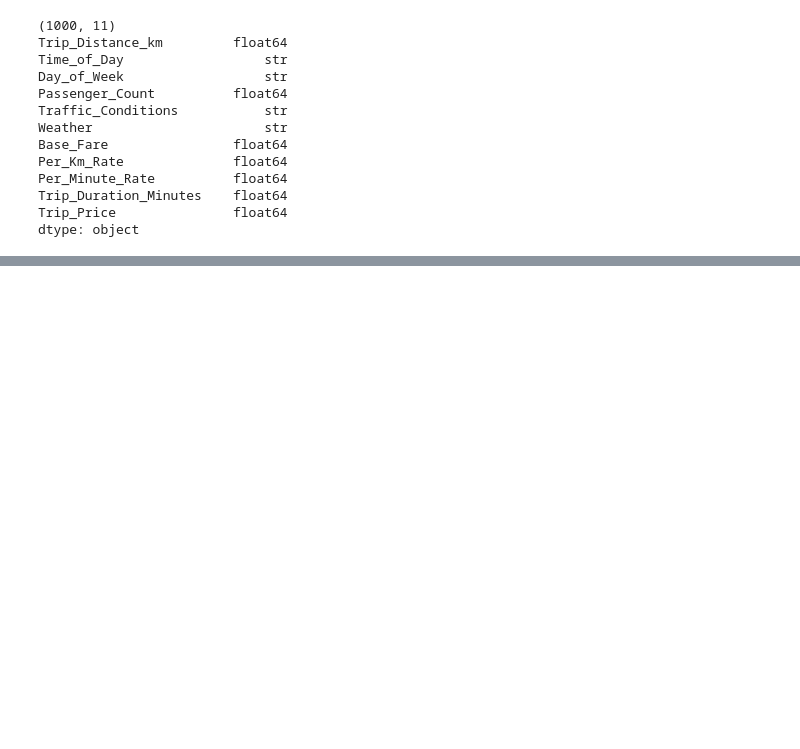
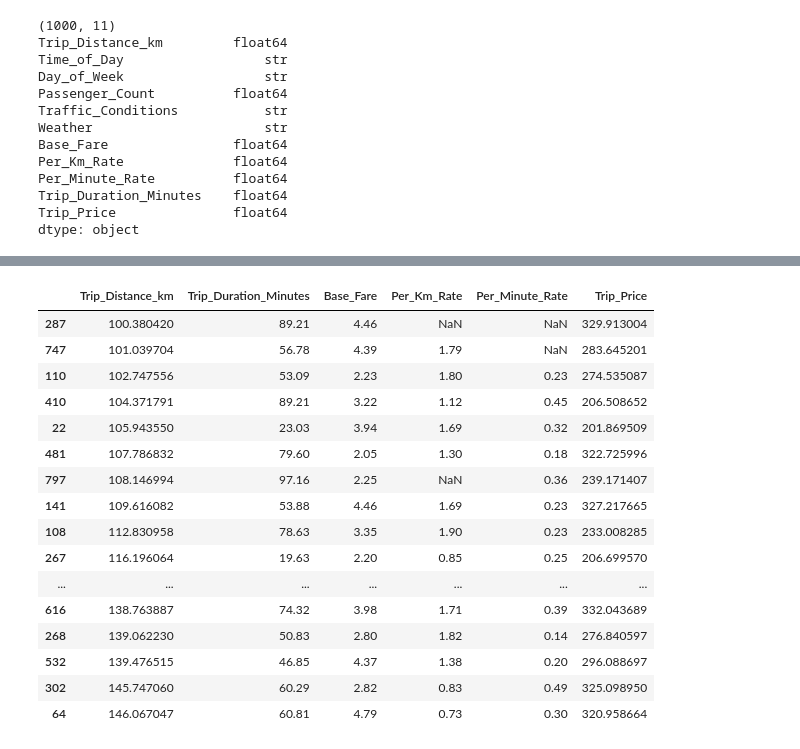
Before and after one commit to kurochan1901/115-1_Data-Analysis-and-Modeling, a Jupyter notebook: HW1/HW1.ipynb, the cells around one changed output, grey strips where cells are left out. Saved outputs shown, nothing was run; the diff lists cells and outputs as text; code cells hidden in the pictures; blank space fills up the shorter version.

```diff
--- a/HW1/HW1.ipynb
+++ b/HW1/HW1.ipynb
@@ -34,0 +166,48 @@ dtype: object
+# %%
+price_upper_fence = df["Trip_Price"].quantile(0.75) + 1.5 * (df["Trip_Price"].quantile(0.75) - df["Trip_Price"].quantile(0.25))
+distance_upper_fence = df["Trip_Distance_km"].quantile(0.75) + 1.5 * (df["Trip_Distance_km"].quantile(0.75) - df["Trip_Distance_km"].quantile(0.25))
+
+distance_outliers = df.loc[
+    df["Trip_Distance_km"] > distance_upper_fence,
+    [
+        "Trip_Distance_km",
+        "Trip_Duration_Minutes",
+        "Base_Fare",
+        "Per_Km_Rate",
+        "Per_Minute_Rate",
+        "Trip_Price"
+    ]
+].sort_values("Trip_Distance_km")
+
+price_outliers = df.loc[
+    df["Trip_Price"] > price_upper_fence,
+    [
+        "Trip_Distance_km",
+        "Trip_Duration_Minutes",
+        "Base_Fare",
+        "Per_Km_Rate",
+        "Per_Minute_Rate",
+        "Trip_Price"
+    ]
+].sort_values("Trip_Price")
+
+display(distance_outliers)
+display(price_outliers)
+# %% [output]
+|  | Trip_Distance_km | Trip_Duration_Minutes | Base_Fare | Per_Km_Rate | Per_Minute_Rate | Trip_Price |
+| 287 | 100.380420 | 89.21 | 4.46 | NaN | NaN | 329.913004 |
+| 747 | 101.039704 | 56.78 | 4.39 | 1.79 | NaN | 283.645201 |
+| 110 | 102.747556 | 53.09 | 2.23 | 1.80 | 0.23 | 274.535087 |
+| 410 | 104.371791 | 89.21 | 3.22 | 1.12 | 0.45 | 206.508652 |
+| 22 | 105.943550 | 23.03 | 3.94 | 1.69 | 0.32 | 201.869509 |
+| 481 | 107.786832 | 79.60 | 2.05 | 1.30 | 0.18 | 322.725996 |
+| 797 | 108.146994 | 97.16 | 2.25 | NaN | 0.36 | 239.171407 |
+| 141 | 109.616082 | 53.88 | 4.46 | 1.69 | 0.23 | 327.217665 |
+| 108 | 112.830958 | 78.63 | 3.35 | 1.90 | 0.23 | 233.008285 |
+| 267 | 116.196064 | 19.63 | 2.20 | 0.85 | 0.25 | 206.699570 |
+| ... | ... | ... | ... | ... | ... | ... |
+| 616 | 138.763887 | 74.32 | 3.98 | 1.71 | 0.39 | 332.043689 |
+| 268 | 139.062230 | 50.83 | 2.80 | 1.82 | 0.14 | 276.840597 |
+| 532 | 139.476515 | 46.85 | 4.37 | 1.38 | 0.20 | 296.088697 |
+| 302 | 145.747060 | 60.29 | 2.82 | 0.83 | 0.49 | 325.098950 |
+| 64 | 146.067047 | 60.81 | 4.79 | 0.73 | 0.30 | 320.958664 |
```
Also changed, not shown: parts of 6 cells of this notebook.
